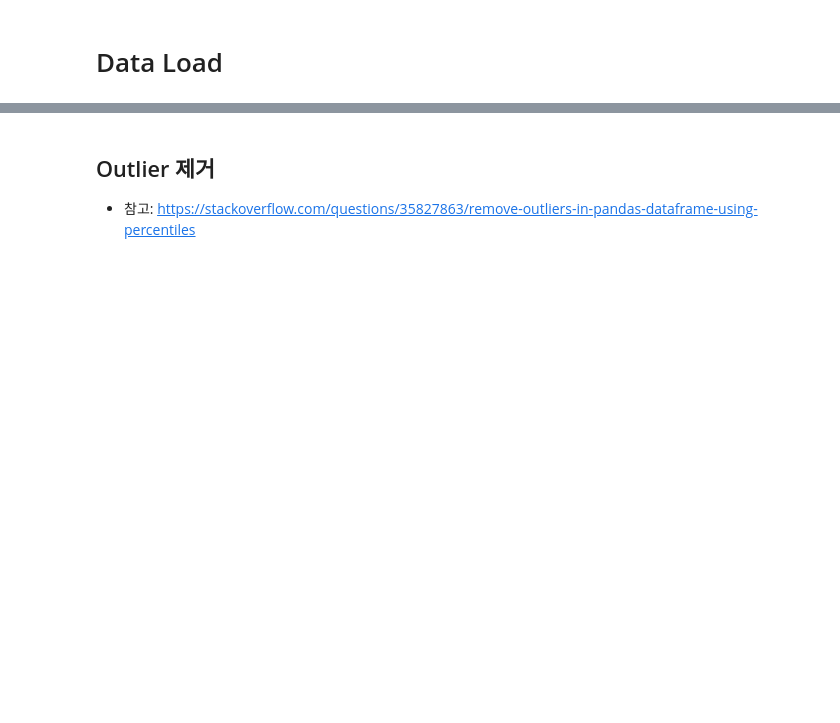
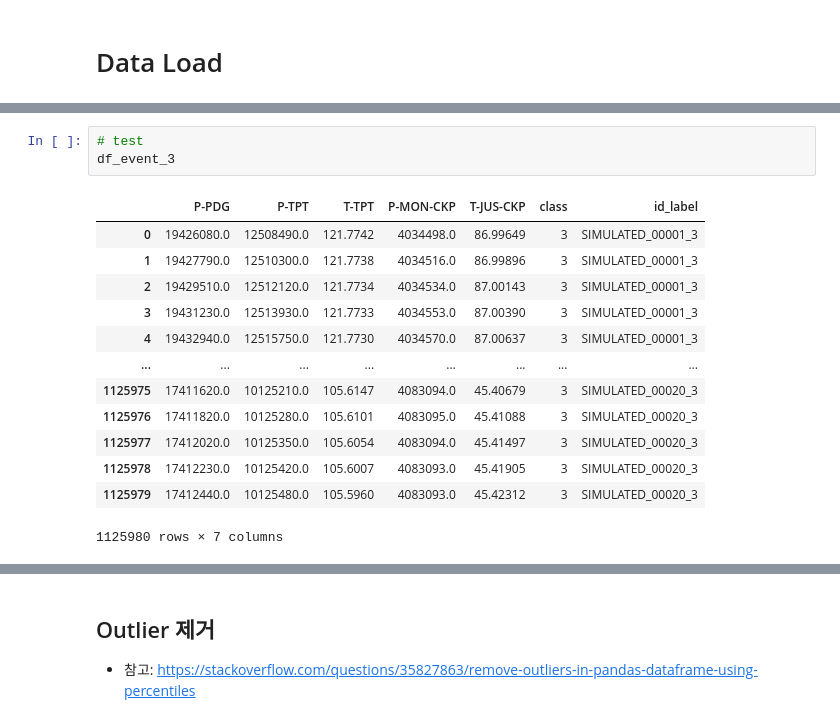
Before and after one commit to lofootve/geo-con, a Jupyter notebook: models/RT_TabNet/tabnet.ipynb, the cells around one changed output, grey strips where cells are left out. Drawn from its saved outputs; the diff is of its cells as text; blank space fills up the shorter version.

```diff
--- a/models/RT_TabNet/tabnet.ipynb
+++ b/models/RT_TabNet/tabnet.ipynb
@@ -41,0 +66,17 @@ os.getcwd()
+# %%
+# test
+df_event_3
+# %% [output]
+|  | P-PDG | P-TPT | T-TPT | P-MON-CKP | T-JUS-CKP | class | id_label |
+| 0 | 19426080.0 | 12508490.0 | 121.7742 | 4034498.0 | 86.99649 | 3 | SIMULATED_00001_3 |
+| 1 | 19427790.0 | 12510300.0 | 121.7738 | 4034516.0 | 86.99896 | 3 | SIMULATED_00001_3 |
+| 2 | 19429510.0 | 12512120.0 | 121.7734 | 4034534.0 | 87.00143 | 3 | SIMULATED_00001_3 |
+| 3 | 19431230.0 | 12513930.0 | 121.7733 | 4034553.0 | 87.00390 | 3 | SIMULATED_00001_3 |
+| 4 | 19432940.0 | 12515750.0 | 121.7730 | 4034570.0 | 87.00637 | 3 | SIMULATED_00001_3 |
+| ... | ... | ... | ... | ... | ... | ... | ... |
+| 1125975 | 17411620.0 | 10125210.0 | 105.6147 | 4083094.0 | 45.40679 | 3 | SIMULATED_00020_3 |
+| 1125976 | 17411820.0 | 10125280.0 | 105.6101 | 4083095.0 | 45.41088 | 3 | SIMULATED_00020_3 |
+| 1125977 | 17412020.0 | 10125350.0 | 105.6054 | 4083094.0 | 45.41497 | 3 | SIMULATED_00020_3 |
+| 1125978 | 17412230.0 | 10125420.0 | 105.6007 | 4083093.0 | 45.41905 | 3 | SIMULATED_00020_3 |
+| 1125979 | 17412440.0 | 10125480.0 | 105.5960 | 4083093.0 | 45.42312 | 3 | SIMULATED_00020_3 |
+1125980 rows × 7 columns
```
Also changed, not shown: parts of 17 cells of this notebook, 2 other files.
